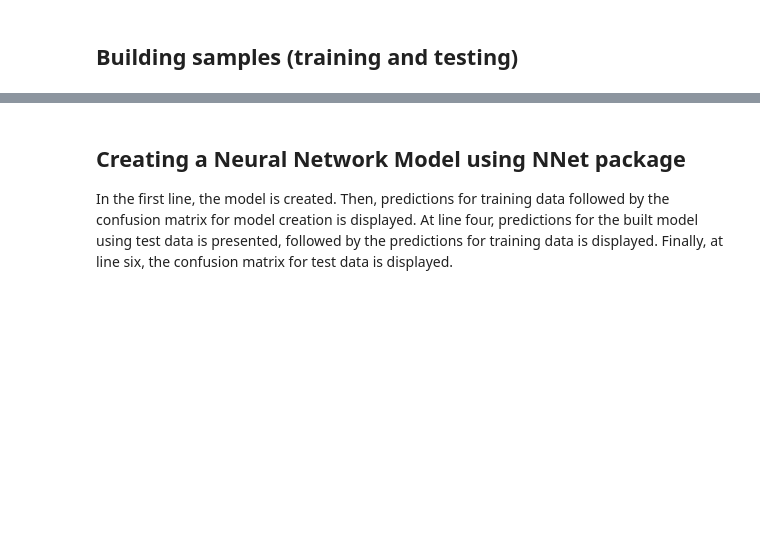
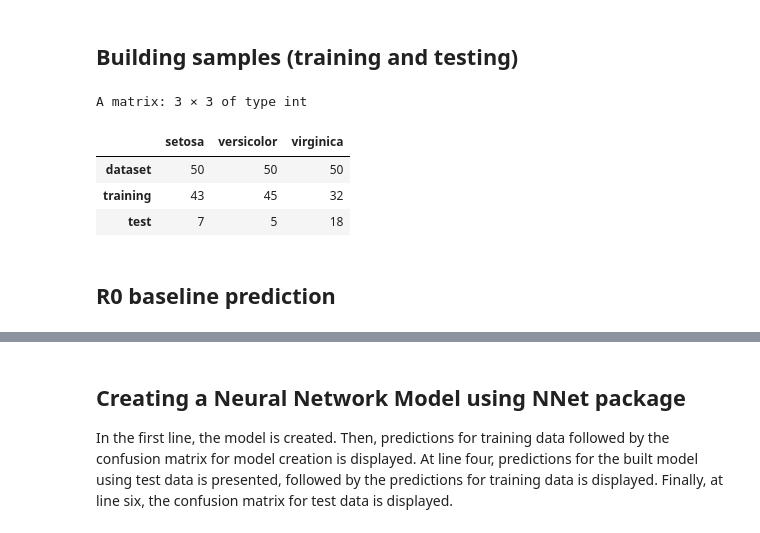
Before and after one commit to eogasawara/mylibrary, a Jupyter notebook: myPredictions.ipynb, the cells around one changed output, grey strips where cells are left out. Saved outputs shown, nothing was run; the diff lists cells and outputs as text; code cells hidden in the pictures; blank space fills up the shorter version.

```diff
--- a/myPredictions.ipynb
+++ b/myPredictions.ipynb
@@ -14,0 +22,16 @@ wine_test = wine_tt[[2]]
+# %%
+iris_tt = sample.random(iris)
+iris_train = iris_tt[[1]]
+iris_test = iris_tt[[2]]
+
+tbl <- rbind(table(iris$Species), table(iris_train$Species), table(iris_test$Species))
+rownames(tbl) <- c("dataset", "training", "test")
+head(tbl)
+# %% [output]
+A matrix: 3 × 3 of type int
+|  | setosa | versicolor | virginica |
+| dataset | 50 | 50 | 50 |
+| training | 43 | 45 | 32 |
+| test | 7 | 5 | 18 |
+# %% [markdown]
+## R0 baseline prediction
```
Also changed, not shown: parts of 10 cells of this notebook, 2 other files.
